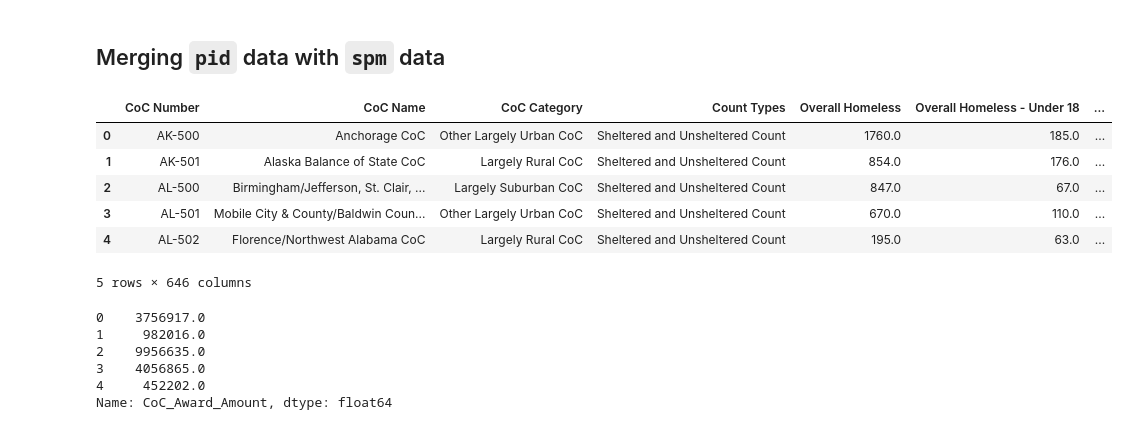
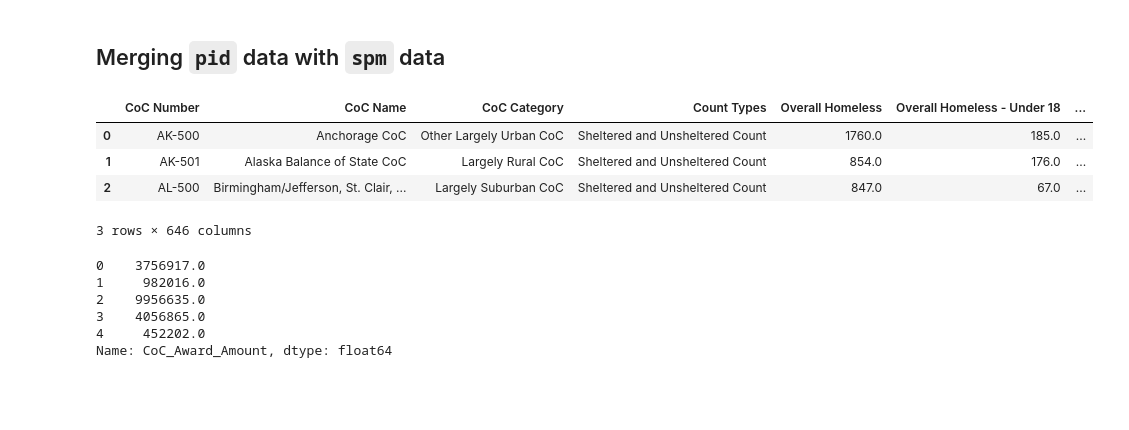
Before and after one commit to hmashrique/Homeless-Research, a Jupyter notebook: PIT_EDA.ipynb, the cells around one changed output. Drawn from its saved outputs; the diff is of its cells as text; code cells hidden in the pictures; blank space fills up the shorter version.

```diff
--- a/PIT_EDA.ipynb
+++ b/PIT_EDA.ipynb
@@ -360,15 +359,13 @@ spm.head(3)
 
 merged_pid = pd.merge(pid_new, spm[['CoC Number', 'CoC_Award_Amount']], on='CoC Number', how='left')
 # %%
-merged_pid.head()
+merged_pid.head(3)
 # %% [output]
 |  | CoC Number | CoC Name | CoC Category | Count Types | Overall Homeless | Overall Homeless - Under 18 | ... |
 | 0 | AK-500 | Anchorage CoC | Other Largely Urban CoC | Sheltered and Unsheltered Count | 1760.0 | 185.0 | ... |
 | 1 | AK-501 | Alaska Balance of State CoC | Largely Rural CoC | Sheltered and Unsheltered Count | 854.0 | 176.0 | ... |
 | 2 | AL-500 | Birmingham/Jefferson, St. Clair, ... | Largely Suburban CoC | Sheltered and Unsheltered Count | 847.0 | 67.0 | ... |
-| 3 | AL-501 | Mobile City & County/Baldwin Coun... | Other Largely Urban CoC | Sheltered and Unsheltered Count | 670.0 | 110.0 | ... |
-| 4 | AL-502 | Florence/Northwest Alabama CoC | Largely Rural CoC | Sheltered and Unsheltered Count | 195.0 | 63.0 | ... |
-5 rows × 646 columns
+3 rows × 646 columns
 # %%
 merged_pid['CoC_Award_Amount'].head()
 # %% [output]
```
Also changed, not shown: parts of 40 cells of this notebook, 1 other file.
